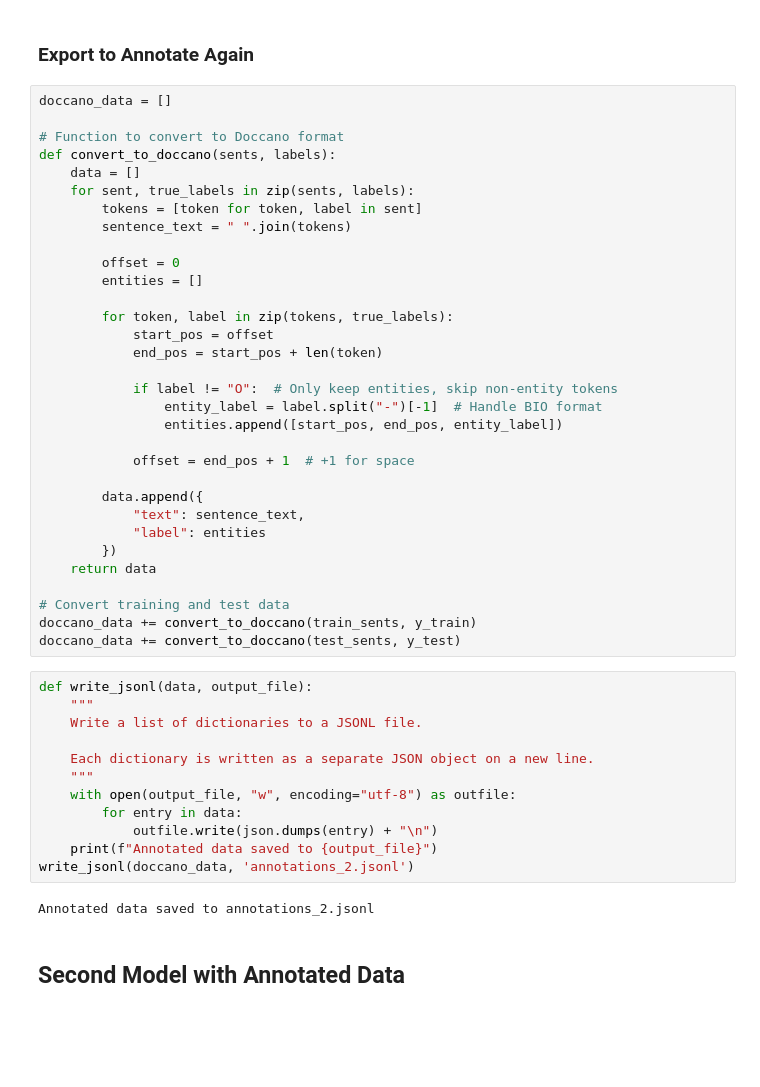
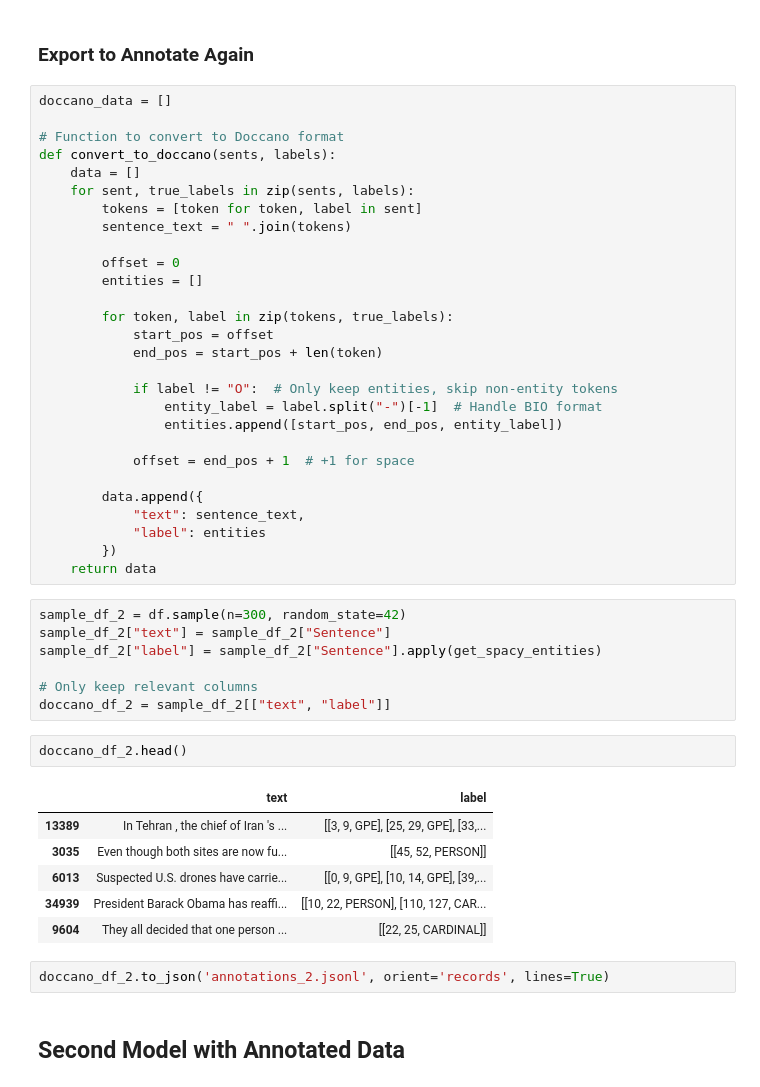
Before and after one commit to mayiquimpo/6200, a Jupyter notebook: Assignment 4.ipynb, the cells around one changed output. Saved outputs shown, nothing was run; the diff lists cells and outputs as text; blank space fills up the shorter version.

```diff
--- a/Assignment 4.ipynb
+++ b/Assignment 4.ipynb
@@ -411,24 +410,24 @@ def convert_to_doccano(sents, labels):
             "label": entities
         })
     return data
-
-# Convert training and test data
-doccano_data += convert_to_doccano(train_sents, y_train)
-doccano_data += convert_to_doccano(test_sents, y_test)
-# %%
-def write_jsonl(data, output_file):
-    """
-    Write a list of dictionaries to a JSONL file.
-
-    Each dictionary is written as a separate JSON object on a new line.
-    """
-    with open(output_file, "w", encoding="utf-8") as outfile:
-        for entry in data:
-            outfile.write(json.dumps(entry) + "\n")
-    print(f"Annotated data saved to {output_file}")
-write_jsonl(doccano_data, 'annotations_2.jsonl')
-# %% [output]
-Annotated data saved to annotations_2.jsonl
+# %%
+sample_df_2 = df.sample(n=300, random_state=42)
+sample_df_2["text"] = sample_df_2["Sentence"]
+sample_df_2["label"] = sample_df_2["Sentence"].apply(get_spacy_entities)
+
+# Only keep relevant columns
+doccano_df_2 = sample_df_2[["text", "label"]]
+# %%
+doccano_df_2.head()
+# %% [output]
+|  | text | label |
+| 13389 | In Tehran , the chief of Iran 's ... | [[3, 9, GPE], [25, 29, GPE], [33,... |
+| 3035 | Even though both sites are now fu... | [[45, 52, PERSON]] |
+| 6013 | Suspected U.S. drones have carrie... | [[0, 9, GPE], [10, 14, GPE], [39,... |
+| 34939 | President Barack Obama has reaffi... | [[10, 22, PERSON], [110, 127, CAR... |
+| 9604 | They all decided that one person ... | [[22, 25, CARDINAL]] |
+# %%
+doccano_df_2.to_json('annotations_2.jsonl', orient='records', lines=True)
 # %% [markdown]
 ## Second Model with Annotated Data
 # %% [markdown]
```
Also changed, not shown: parts of 17 cells of this notebook.
